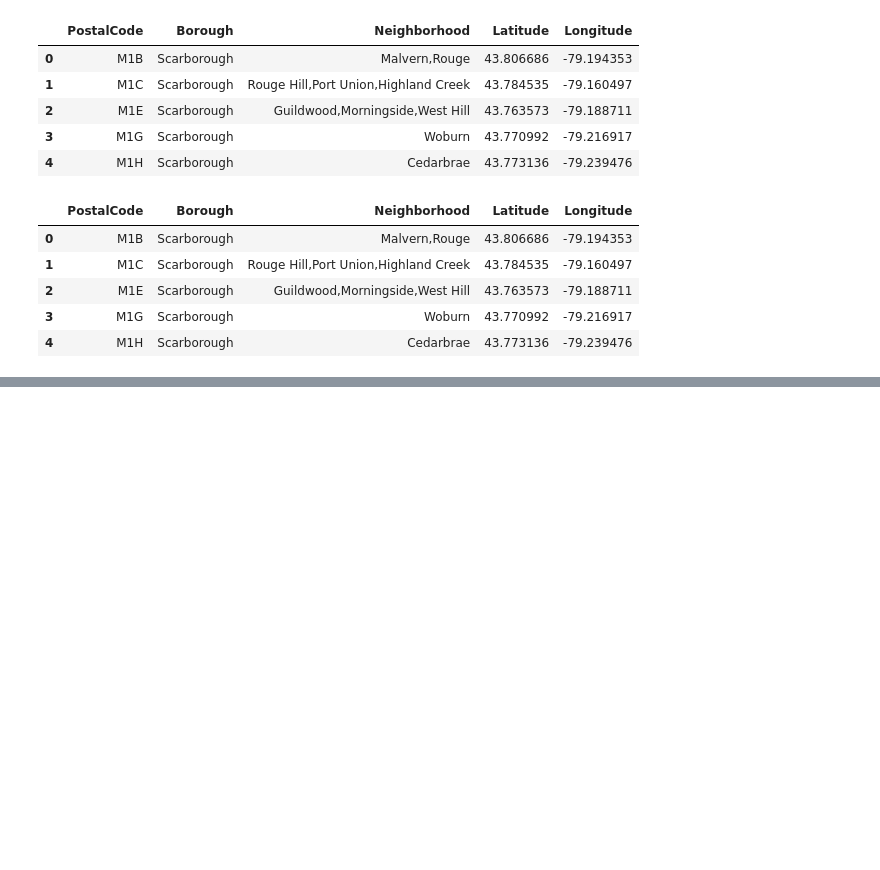
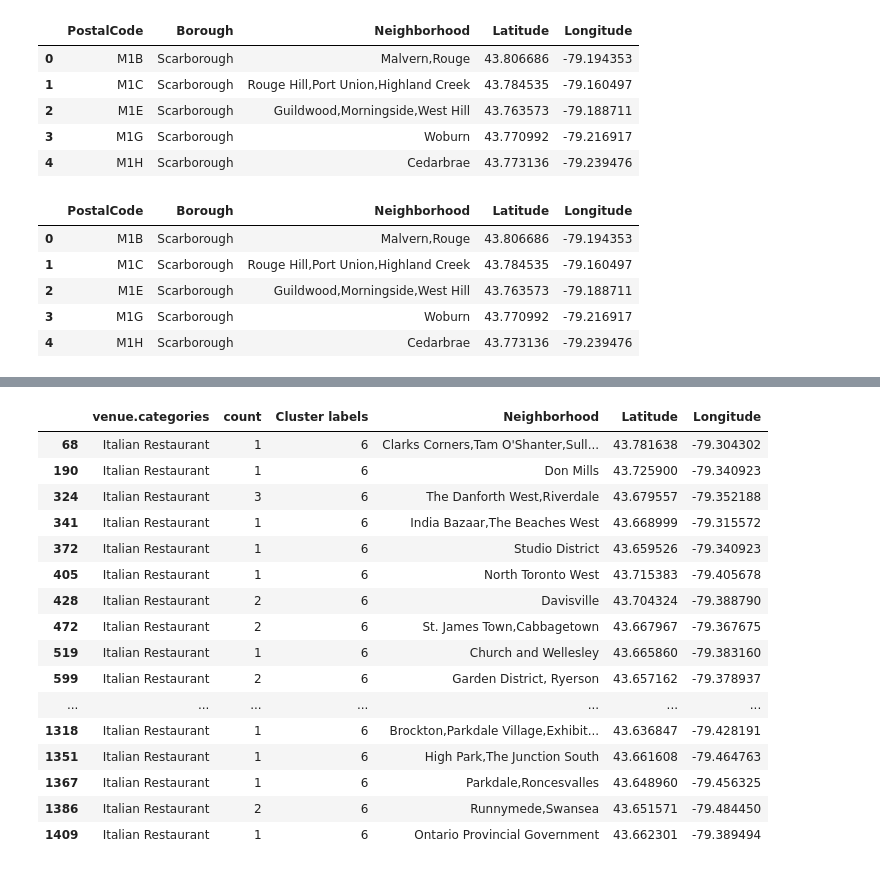
Before and after one commit to daaep0724/Coursera_Capstone_Project, a Jupyter notebook: Segmenting and Clustering Neighborhoods in Toronto.ipynb, the cells around one changed output, grey strips where cells are left out. Cells and saved outputs as stored; diff of their text form; code cells hidden in the pictures; blank space fills up the shorter version.

```diff
--- a/Segmenting and Clustering Neighborhoods in Toronto.ipynb
+++ b/Segmenting and Clustering Neighborhoods in Toronto.ipynb
@@ -227,0 +451,20 @@ scarborough_map
+# %%
+toronto_full.loc[toronto_full['Cluster labels'] == 6, toronto_full.columns[[1] + list(range(2, toronto_full.shape[1]))]]
+# %% [output]
+|  | venue.categories | count | Cluster labels | Neighborhood | Latitude | Longitude |
+| 68 | Italian Restaurant | 1 | 6 | Clarks Corners,Tam O'Shanter,Sull... | 43.781638 | -79.304302 |
+| 190 | Italian Restaurant | 1 | 6 | Don Mills | 43.725900 | -79.340923 |
+| 324 | Italian Restaurant | 3 | 6 | The Danforth West,Riverdale | 43.679557 | -79.352188 |
+| 341 | Italian Restaurant | 1 | 6 | India Bazaar,The Beaches West | 43.668999 | -79.315572 |
+| 372 | Italian Restaurant | 1 | 6 | Studio District | 43.659526 | -79.340923 |
+| 405 | Italian Restaurant | 1 | 6 | North Toronto West | 43.715383 | -79.405678 |
+| 428 | Italian Restaurant | 2 | 6 | Davisville | 43.704324 | -79.388790 |
+| 472 | Italian Restaurant | 2 | 6 | St. James Town,Cabbagetown | 43.667967 | -79.367675 |
+| 519 | Italian Restaurant | 1 | 6 | Church and Wellesley | 43.665860 | -79.383160 |
+| 599 | Italian Restaurant | 2 | 6 | Garden District, Ryerson | 43.657162 | -79.378937 |
+| ... | ... | ... | ... | ... | ... | ... |
+| 1318 | Italian Restaurant | 1 | 6 | Brockton,Parkdale Village,Exhibit... | 43.636847 | -79.428191 |
+| 1351 | Italian Restaurant | 1 | 6 | High Park,The Junction South | 43.661608 | -79.464763 |
+| 1367 | Italian Restaurant | 1 | 6 | Parkdale,Roncesvalles | 43.648960 | -79.456325 |
+| 1386 | Italian Restaurant | 2 | 6 | Runnymede,Swansea | 43.651571 | -79.484450 |
+| 1409 | Italian Restaurant | 1 | 6 | Ontario Provincial Government | 43.662301 | -79.389494 |
```
Also changed, not shown: parts of 14 cells of this notebook.
